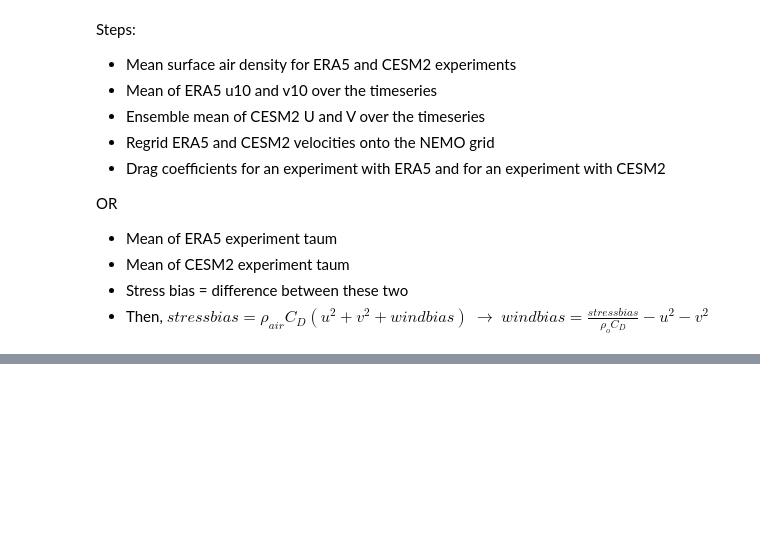
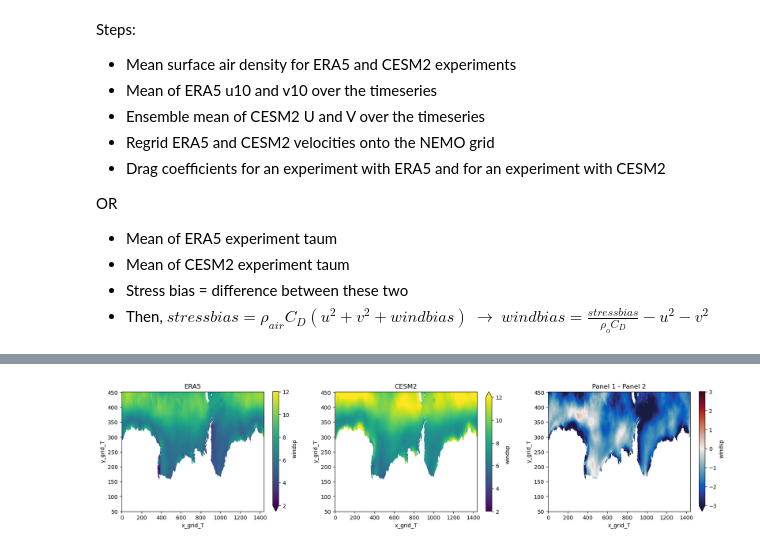
Before and after one commit to brogalla/analysis-birgal, a Jupyter notebook: nemo_config_setup/climate-experiments/wind-bias-correction.ipynb, the cells around one changed output, grey strips where cells are left out. Saved outputs shown, nothing was run; the diff lists cells and outputs as text; code cells hidden in the pictures; blank space fills up the shorter version.

```diff
--- a/nemo_config_setup/climate-experiments/wind-bias-correction.ipynb
+++ b/nemo_config_setup/climate-experiments/wind-bias-correction.ipynb
@@ -209,0 +84,4 @@ ax[0].set_title('ERA5'); ax[1].set_title('CESM2'); ax[2].set_title('ERA5 - CESM2
+# %%
+fig, ax = compare_variable(cesm2era5, cesm2_ds, 'windsp', vmin=2, vmax=12, ylim=(50,None), title1='ERA5', title2='CESM2')
+# %% [output]
+[figure, added]
```
Also changed, not shown: parts of 27 cells of this notebook.
